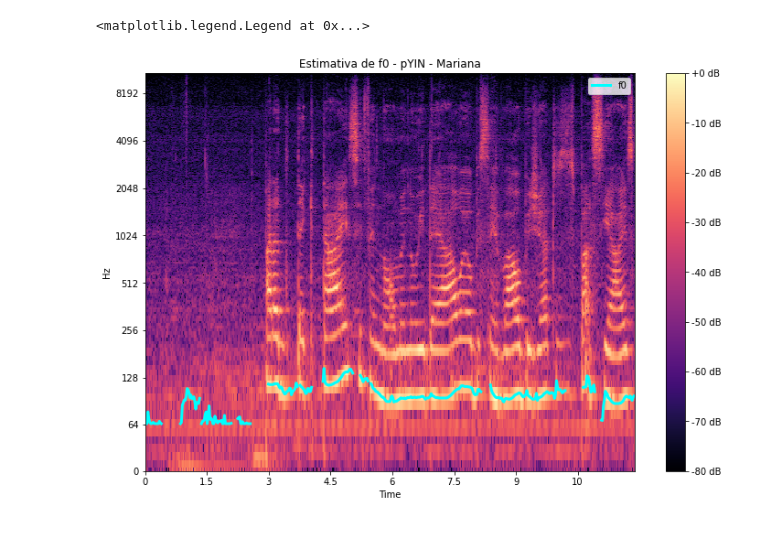
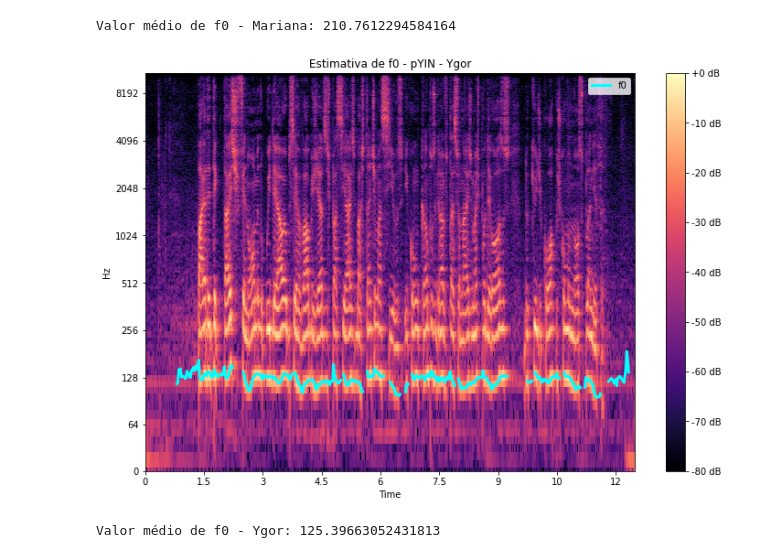
Before and after one commit to ygordev/Trabalho-PRS, a Jupyter notebook: Trabalho_PRS.ipynb, the cells around one changed output. Drawn from its saved outputs; the diff is of its cells as text; code cells hidden in the pictures.

```diff
--- a/Trabalho_PRS.ipynb
+++ b/Trabalho_PRS.ipynb
@@ -22,0 +61,17 @@ Requirement already satisfied: pycparser in /usr/local/lib/python3.7/dist-packag
+# %%
+wav_file = r'Mariana.wav'
+
+y, sr = librosa.load(wav_file, sr=22000, mono=True)
+
+f0, voiced_flag, voiced_probs = librosa.pyin(y, fmin=librosa.note_to_hz('C2'), fmax=librosa.note_to_hz('C7'))
+times = librosa.times_like(f0)
+
+D = librosa.amplitude_to_db(np.abs(librosa.stft(y)), ref=np.max)
+fig, ax = plt.subplots(figsize=(12,8))
+img = librosa.display.specshow(D, x_axis='time', y_axis='log', ax=ax)
+ax.set(title='Estimativa de f0 - pYIN - Mariana')
+fig.colorbar(img, ax=ax, format="%+2.f dB")
+ax.plot(times, f0, label='f0', color='cyan', linewidth=3)
+ax.legend(loc='upper right')
+
+f0_mariana = f0
@@ -23,22 +80,30 @@ Requirement already satisfied: pycparser in /usr/local/lib/python3.7/dist-packag
+# %%
+tabelaf0_mariana = pd.DataFrame(list(f0_mariana), columns=['Valor'])
+tabelaf0_mariana['Valor'] = tabelaf0_mariana['Valor'].apply(converter_str_float)
+
+print("Valor médio de f0 - Mariana: {}".format(tabelaf0_mariana['Valor'].mean()))
+# %% [output]
+Valor médio de f0 - Mariana: 210.7612294584164
 # %%
 import librosa
 import librosa.display
 import numpy as np
 import matplotlib.pyplot as plt
 
-wav_file = r'Mariana.wav'
-y, sr = librosa.load(wav_file, sr=44100, mono=True)
+wav_file = r'Ygor.wav'
+y, sr = librosa.load(wav_file, sr=22000, mono=True)
 
 f0, voiced_flag, voiced_probs = librosa.pyin(y, fmin=librosa.note_to_hz('C2'), fmax=librosa.note_to_hz('C7'))
 times = librosa.times_like(f0)
 
 D = librosa.amplitude_to_db(np.abs(librosa.stft(y)), ref=np.max)
 fig, ax = plt.subplots(figsize=(12,8))
 img = librosa.display.specshow(D, x_axis='time', y_axis='log', ax=ax)
-ax.set(title='Estimativa de f0 - pYIN - Mariana')
+ax.set(title='Estimativa de f0 - pYIN - Ygor')
 fig.colorbar(img, ax=ax, format="%+2.f dB")
 ax.plot(times, f0, label='f0', color='cyan', linewidth=3)
 ax.legend(loc='upper right')
+
+f0_ygor = f0
 # %% [output]
-<matplotlib.legend.Legend at 0x...>
-[figure, old version]
+[figure, new version]
@@ -45,3 +113,7 @@ ax.legend(loc='upper right')
+# %%
+print("Valor médio de f0 - Ygor: {}".format(tabelaf0_ygor['Valor'].mean()))
+# %% [output]
+Valor médio de f0 - Ygor: 125.39663052431813
 # %%
 import librosa
 import librosa.display
```
Also changed, not shown: parts of 10 cells of this notebook.
